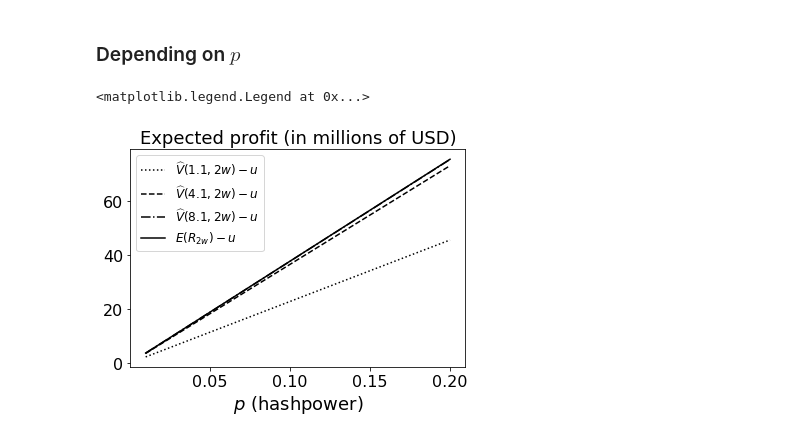
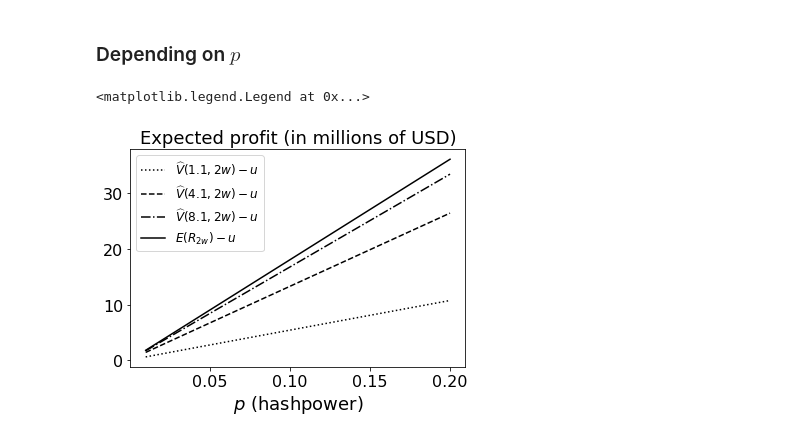
Before and after one commit to LaGauffre/BLOCKASTICS, a Jupyter notebook: Python/Lecture_3_solo_mining.ipynb, the cells around one changed output. Saved outputs shown, nothing was run; the diff lists cells and outputs as text; code cells hidden in the pictures.

```diff
--- a/Python/Lecture_3_solo_mining.ipynb
+++ b/Python/Lecture_3_solo_mining.ipynb
@@ -235,7 +235,7 @@ for t in t_vec:
 # %%
 linestyles = ['dotted', 'dashed', 'dashdot']
 #Selection of the data
-π_W = 0.12
+π_W = 0.13
 p = 0.1
 selector = (np.around(ψ_V_df.π_W.values, decimals = 3) == π_W) & (np.around(ψ_V_df.p.values, decimals = 2) == p)
 t_vec_ex = np.array([24, 24*7, 24*14])
@@ -300,22 +300,22 @@ plt.legend(fontsize = 12)
 # %%
 linestyles = ['dotted', 'dashed', 'dashdot']
 #Selection of the data
 t = 24*14
-π_W = 0.06
+π_W = 0.1
 selector = (np.around(ψ_V_df.t.values, decimals = 0) == t) & (np.around(ψ_V_df.π_W.values, decimals = 3) == π_W)
 u_vec_ex = np.array([110000, 410000, 810000])
 u_vec_names = np.array(['1.1', '4.1', '8.1'])
 
 for k in range(len(u_vec_ex)):
     plt.plot(p_vec, (ψ_V_df.V_u_T[(selector) & (np.around(ψ_V_df.u.values, decimals = 0) == u_vec_ex[k])].values - u_vec_ex[k])/1000000,
              color = 'k', alpha = 1,linestyle = linestyles[k], label = '$\widehat{V}('+u_vec_names[k]+',2w)-u$')
 
 plt.plot(p_vec, (ψ_V_df.EG[(selector) & (np.around(ψ_V_df.u.values, decimals = 0) == u_vec_ex[k])].values)/1000000,
              color = 'k', alpha = 1,linestyle = 'solid', label = '$E(R_{2w})-u$')
 plt.xlabel('$p$ (hashpower)', fontsize = fontsize_axes)
 plt.title('Expected profit (in millions of USD)', fontsize = fontsize_axes)
 plt.tick_params(labelsize=fontsize_ticker)
 plt.legend(fontsize = 12)
 # %% [output]
 <matplotlib.legend.Legend at 0x...>
-[figure, old version]
+[figure, new version]
```
Also changed, not shown: parts of 7 cells of this notebook, 3 other files.
